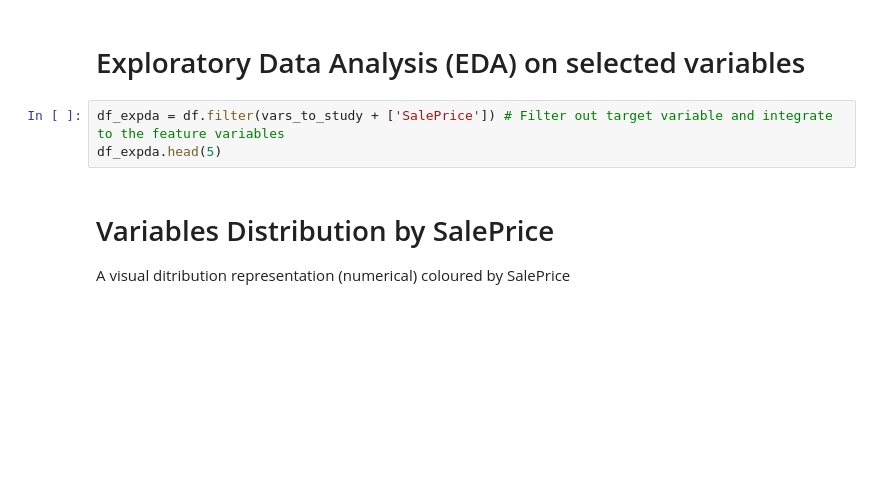
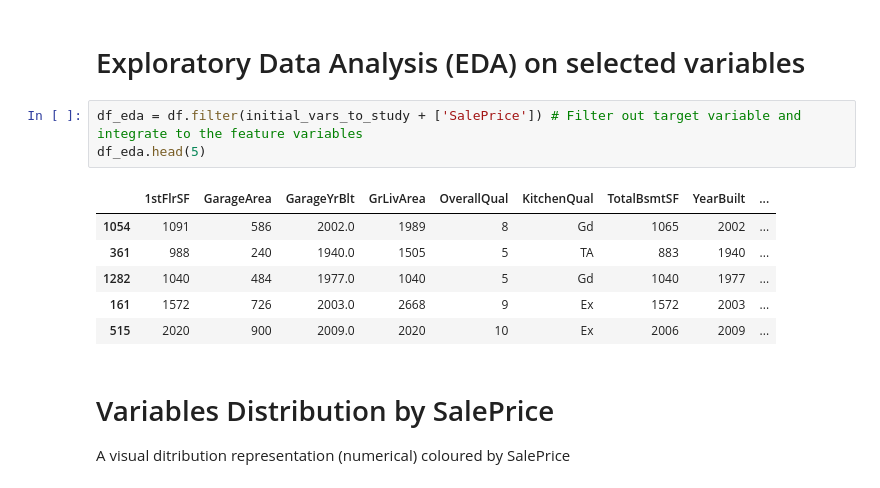
Before and after one commit to Issam-Allymis/Housing-market-analysis., a Jupyter notebook: jupyter_notebooks/02 - PredictingSalePrice.ipynb, the cells around one changed output. Saved outputs shown, nothing was run; the diff lists cells and outputs as text; blank space fills up the shorter version.

```diff
--- a/jupyter_notebooks/02 - PredictingSalePrice.ipynb
+++ b/jupyter_notebooks/02 - PredictingSalePrice.ipynb
@@ -116,8 +214,15 @@ vars_to_study
 # %% [markdown]
 # Exploratory Data Analysis (EDA) on selected variables
 # %%
-df_expda = df.filter(vars_to_study + ['SalePrice']) # Filter out target variable and integrate to the feature variables
-df_expda.head(5)
+df_eda = df.filter(initial_vars_to_study + ['SalePrice']) # Filter out target variable and integrate to the feature variables
+df_eda.head(5)
+# %% [output]
+|  | 1stFlrSF | GarageArea | GarageYrBlt | GrLivArea | OverallQual | KitchenQual | TotalBsmtSF | YearBuilt | ... |
+| 1054 | 1091 | 586 | 2002.0 | 1989 | 8 | Gd | 1065 | 2002 | ... |
+| 361 | 988 | 240 | 1940.0 | 1505 | 5 | TA | 883 | 1940 | ... |
+| 1282 | 1040 | 484 | 1977.0 | 1040 | 5 | Gd | 1040 | 1977 | ... |
+| 161 | 1572 | 726 | 2003.0 | 2668 | 9 | Ex | 1572 | 2003 | ... |
+| 515 | 2020 | 900 | 2009.0 | 2020 | 10 | Ex | 2006 | 2009 | ... |
 # %% [markdown]
 # Variables Distribution by SalePrice
 A visual ditribution representation (numerical) coloured by SalePrice
```
Also changed, not shown: parts of 20 cells of this notebook, 38 other files.
